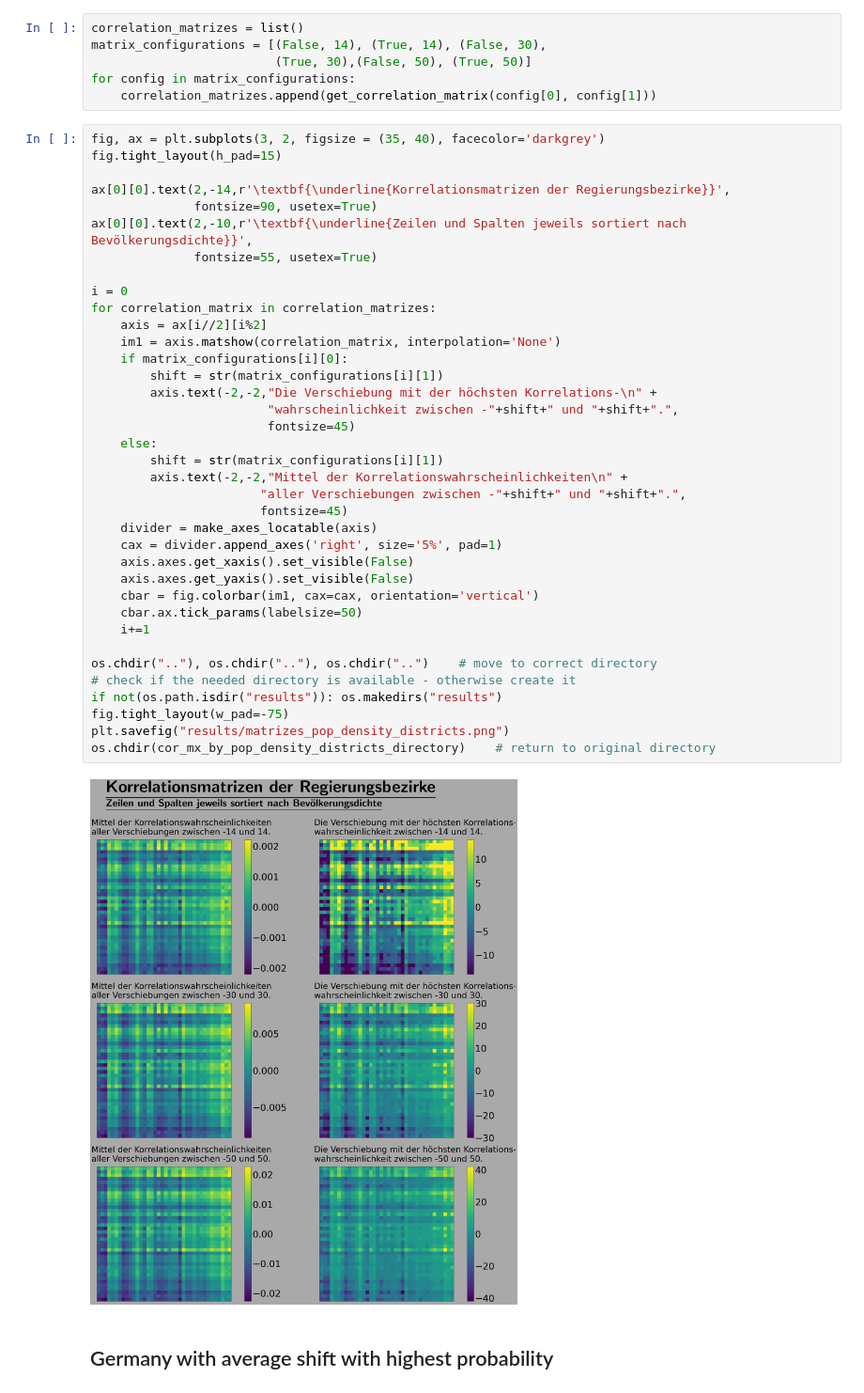
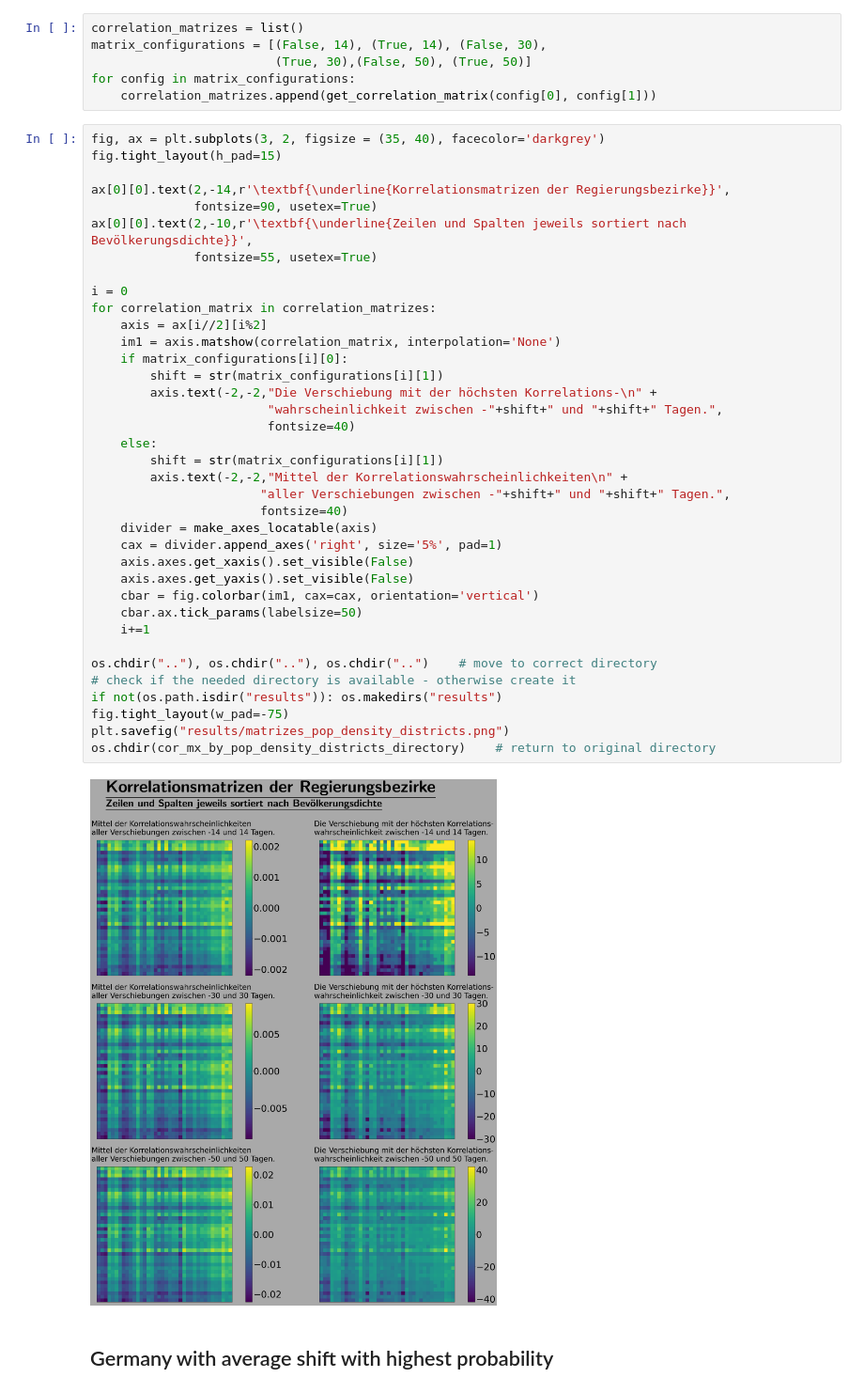
Before and after one commit to leanderbuerkin/Bachelorarbeit, a Jupyter notebook: programms/investigate_and_plot/correlation_analyses/correlation_matrix_sorted_by_population_density-districts.ipynb, the cells around one changed output. Shown at 94% size. Drawn from its saved outputs; the diff is of its cells as text.

```diff
--- a/programms/investigate_and_plot/correlation_analyses/correlation_matrix_sorted_by_population_density-districts.ipynb
+++ b/programms/investigate_and_plot/correlation_analyses/correlation_matrix_sorted_by_population_density-districts.ipynb
@@ -106,38 +106,38 @@ fig.tight_layout(h_pad=15)
 ax[0][0].text(2,-14,r'\textbf{\underline{Korrelationsmatrizen der Regierungsbezirke}}',
               fontsize=90, usetex=True)
 ax[0][0].text(2,-10,r'\textbf{\underline{Zeilen und Spalten jeweils sortiert nach Bevölkerungsdichte}}',
               fontsize=55, usetex=True)
 
 i = 0
 for correlation_matrix in correlation_matrizes:
     axis = ax[i//2][i%2]
     im1 = axis.matshow(correlation_matrix, interpolation='None')
     if matrix_configurations[i][0]:
         shift = str(matrix_configurations[i][1])
         axis.text(-2,-2,"Die Verschiebung mit der höchsten Korrelations-\n" +
-                        "wahrscheinlichkeit zwischen -"+shift+" und "+shift+".",
-                        fontsize=45)
+                        "wahrscheinlichkeit zwischen -"+shift+" und "+shift+" Tagen.",
+                        fontsize=40)
     else:
         shift = str(matrix_configurations[i][1])
         axis.text(-2,-2,"Mittel der Korrelationswahrscheinlichkeiten\n" +
-                       "aller Verschiebungen zwischen -"+shift+" und "+shift+".",
-                       fontsize=45)
+                       "aller Verschiebungen zwischen -"+shift+" und "+shift+" Tagen.",
+                       fontsize=40)
     divider = make_axes_locatable(axis)
     cax = divider.append_axes('right', size='5%', pad=1)
     axis.axes.get_xaxis().set_visible(False)
     axis.axes.get_yaxis().set_visible(False)
     cbar = fig.colorbar(im1, cax=cax, orientation='vertical')
     cbar.ax.tick_params(labelsize=50)
     i+=1
 
 os.chdir(".."), os.chdir(".."), os.chdir("..")    # move to correct directory
 # check if the needed directory is available - otherwise create it
 if not(os.path.isdir("results")): os.makedirs("results")
 fig.tight_layout(w_pad=-75)
 plt.savefig("results/matrizes_pop_density_districts.png")
 os.chdir(cor_mx_by_pop_density_districts_directory)    # return to original directory
 # %% [output]
-[figure, old version]
+[figure, new version]
 # %% [markdown]
 ## Germany with average shift with highest probability
 # %%
```
Also changed, not shown: 34 other files.
